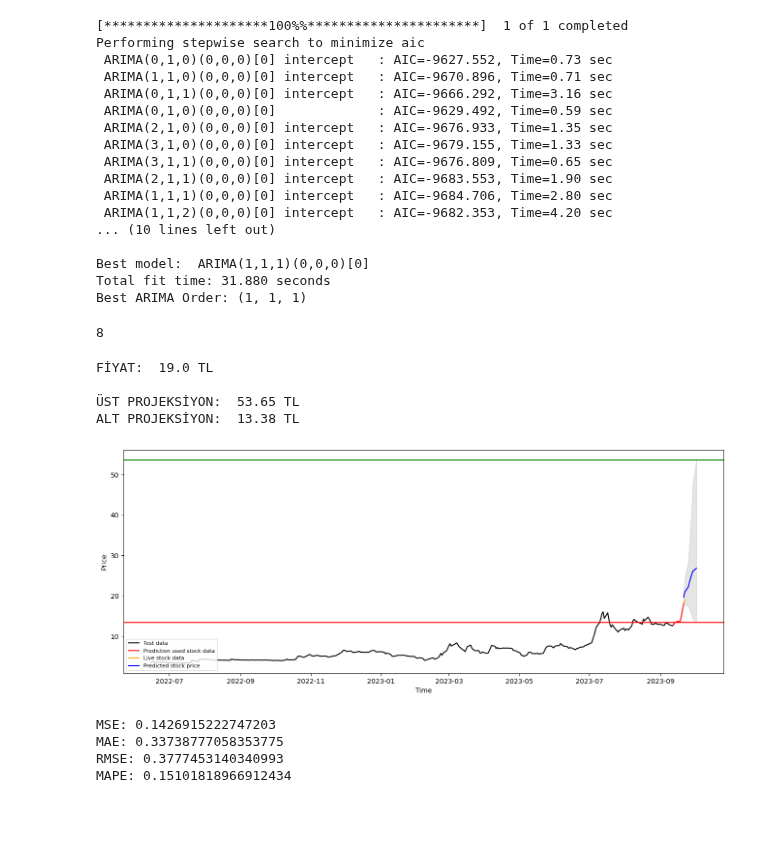
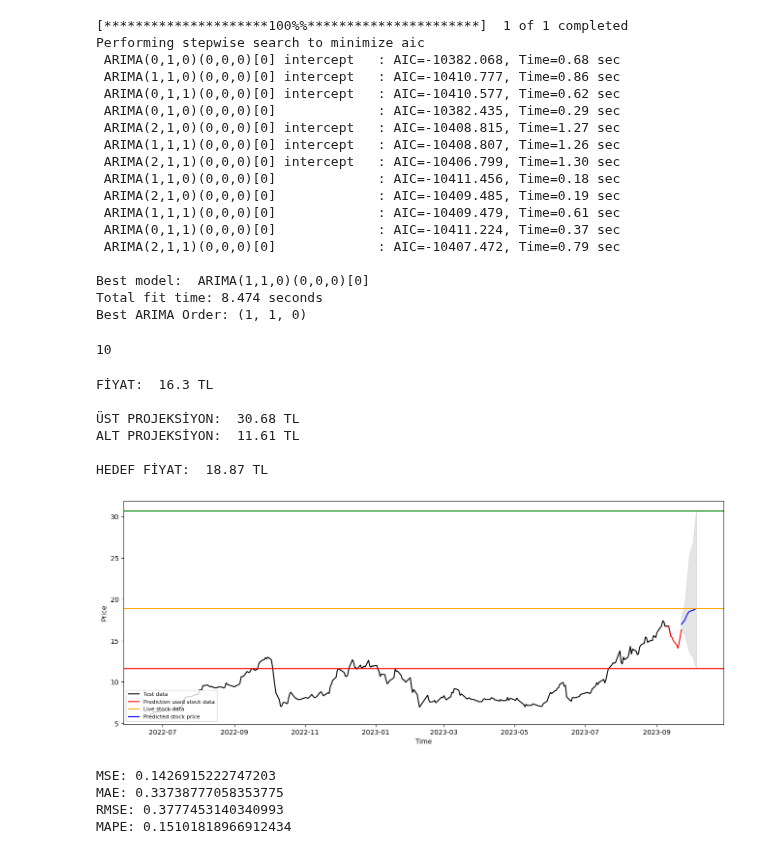
Before and after one commit to erendagasan/Eren-Dagasan-Personal, a Jupyter notebook: ARIMA-14.09.2023.ipynb, the cells around one changed output. Drawn from its saved outputs; the diff is of its cells as text; code cells hidden in the pictures; blank space fills up the shorter version.

```diff
--- a/ARIMA-14.09.2023.ipynb
+++ b/ARIMA-14.09.2023.ipynb
@@ -18,7 +18,7 @@ import math
 import yfinance as yf
 pd.set_option('display.max_rows', 200)
 
-stock = "VANGD.IS"
+stock = "INFO.IS"
 
 dateparse = lambda dates: pd.datetime.strptime(dates, '%Y-%m-%d')
 stock_data = yf.download(stock, start="2006-01-01", end="2023-09-14")
@@ -45,27 +45,28 @@ print("Best ARIMA Order:", best_order)
 # %% [output]
 [*********************100%%**********************]  1 of 1 completed
 Performing stepwise search to minimize aic
- ARIMA(0,1,0)(0,0,0)[0] intercept   : AIC=-9627.552, Time=0.73 sec
- ARIMA(1,1,0)(0,0,0)[0] intercept   : AIC=-9670.896, Time=0.71 sec
- ARIMA(0,1,1)(0,0,0)[0] intercept   : AIC=-9666.292, Time=3.16 sec
- ARIMA(0,1,0)(0,0,0)[0]             : AIC=-9629.492, Time=0.59 sec
- ARIMA(2,1,0)(0,0,0)[0] intercept   : AIC=-9676.933, Time=1.35 sec
- ARIMA(3,1,0)(0,0,0)[0] intercept   : AIC=-9679.155, Time=1.33 sec
- ARIMA(3,1,1)(0,0,0)[0] intercept   : AIC=-9676.809, Time=0.65 sec
- ARIMA(2,1,1)(0,0,0)[0] intercept   : AIC=-9683.553, Time=1.90 sec
- ARIMA(1,1,1)(0,0,0)[0] intercept   : AIC=-9684.706, Time=2.80 sec
- ARIMA(1,1,2)(0,0,0)[0] intercept   : AIC=-9682.353, Time=4.20 sec
-... (10 lines left out)
+ ARIMA(0,1,0)(0,0,0)[0] intercept   : AIC=-10382.068, Time=0.68 sec
+ ARIMA(1,1,0)(0,0,0)[0] intercept   : AIC=-10410.777, Time=0.86 sec
+ ARIMA(0,1,1)(0,0,0)[0] intercept   : AIC=-10410.577, Time=0.62 sec
+ ARIMA(0,1,0)(0,0,0)[0]             : AIC=-10382.435, Time=0.29 sec
+ ARIMA(2,1,0)(0,0,0)[0] intercept   : AIC=-10408.815, Time=1.27 sec
+ ARIMA(1,1,1)(0,0,0)[0] intercept   : AIC=-10408.807, Time=1.26 sec
+ ARIMA(2,1,1)(0,0,0)[0] intercept   : AIC=-10406.799, Time=1.30 sec
+ ARIMA(1,1,0)(0,0,0)[0]             : AIC=-10411.456, Time=0.18 sec
+ ARIMA(2,1,0)(0,0,0)[0]             : AIC=-10409.485, Time=0.19 sec
+ ARIMA(1,1,1)(0,0,0)[0]             : AIC=-10409.479, Time=0.61 sec
+ ARIMA(0,1,1)(0,0,0)[0]             : AIC=-10411.224, Time=0.37 sec
+ ARIMA(2,1,1)(0,0,0)[0]             : AIC=-10407.472, Time=0.79 sec
 
-Best model:  ARIMA(1,1,1)(0,0,0)[0]
-Total fit time: 31.880 seconds
-Best ARIMA Order: (1, 1, 1)
+Best model:  ARIMA(1,1,0)(0,0,0)[0]
+Total fit time: 8.474 seconds
+Best ARIMA Order: (1, 1, 0)
 # %%
 from statsmodels.tsa.arima.model import ARIMA
 from datetime import datetime, timedelta
 
-start="2023-09-03"
-end="2023-09-12"
+start="2023-09-11"
+end="2023-09-23"
 
 stock_data = yf.download(stock, start=start, end=end, progress=False)
 new_date_index = stock_data.index + pd.Timedelta(days=(pd.Timestamp(end)-pd.Timestamp(start)+pd.Timedelta(1)).days)
@@ -90,7 +91,7 @@ fitted = model.fit()
 
 len(stock_data)
 # %% [output]
-8
+10
 # %%
 from datetime import datetime, timedelta
 
@@ -110,37 +111,43 @@ tomorrow = today + timedelta(days=1)
 tomorrow = tomorrow.strftime('%Y-%m-%d')
 
 end = datetime.strptime(end, "%Y-%m-%d")
 end = end - timedelta(days=1)
 end = end.strftime("%Y-%m-%d")
 
 # stock_data = yf.download(stock, start=end, end=tomorrow, progress=False)
 plt.plot(stock_data.index, stock_data["Close"], color='red', label='Prediction used stock data')
 
 stock_data = yf.download(stock, start=end, end=tomorrow, progress=False)
 plt.plot(stock_data.index, stock_data["Close"], color='orange', label='Live stock data')
 
 plt.plot(new_date_index, np.exp(fc), color='blue', label='Predicted stock price')  # Convert back to original scale
 plt.fill_between(new_date_index, np.exp(conf.iloc[:, 0]), np.exp(conf.iloc[:, 1]),
                  color='k', alpha=.10)
 
 plt.axhline(np.exp(conf.iloc[:, 1].max()), color="green")
 plt.axhline(np.exp(conf.iloc[:, 0].min()), color="red")
 
 print("FİYAT: ", round(stock_data["Close"].iloc[-1], 2), "TL\n")
 print("ÜST PROJEKSİYON: ", round(np.exp(conf.iloc[:, 1].max()), 2), "TL")
 print("ALT PROJEKSİYON: ", round(np.exp(conf.iloc[:, 0].min()), 2), "TL\n")
 
+print("HEDEF FİYAT: ", round(np.exp(fc.iloc[-1]),2), "TL\n")
+plt.axhline(round(np.exp(fc.iloc[-1]),2), color="orange")
+
+
 plt.xlabel('Time')
 plt.ylabel('Price')
 
 plt.legend(loc='lower left', fontsize=8)
 plt.show()
 # %% [output]
-FİYAT:  19.0 TL
+FİYAT:  16.3 TL
 
-ÜST PROJEKSİYON:  53.65 TL
-ALT PROJEKSİYON:  13.38 TL
+ÜST PROJEKSİYON:  30.68 TL
+ALT PROJEKSİYON:  11.61 TL
+
+HEDEF FİYAT:  18.87 TL
-[figure, old version]
+[figure, new version]
 # %%
 model = ARIMA(train_data, order=best_order)
 fitted = model.fit()
```
Also changed, not shown: parts of 1 cell of this notebook.
